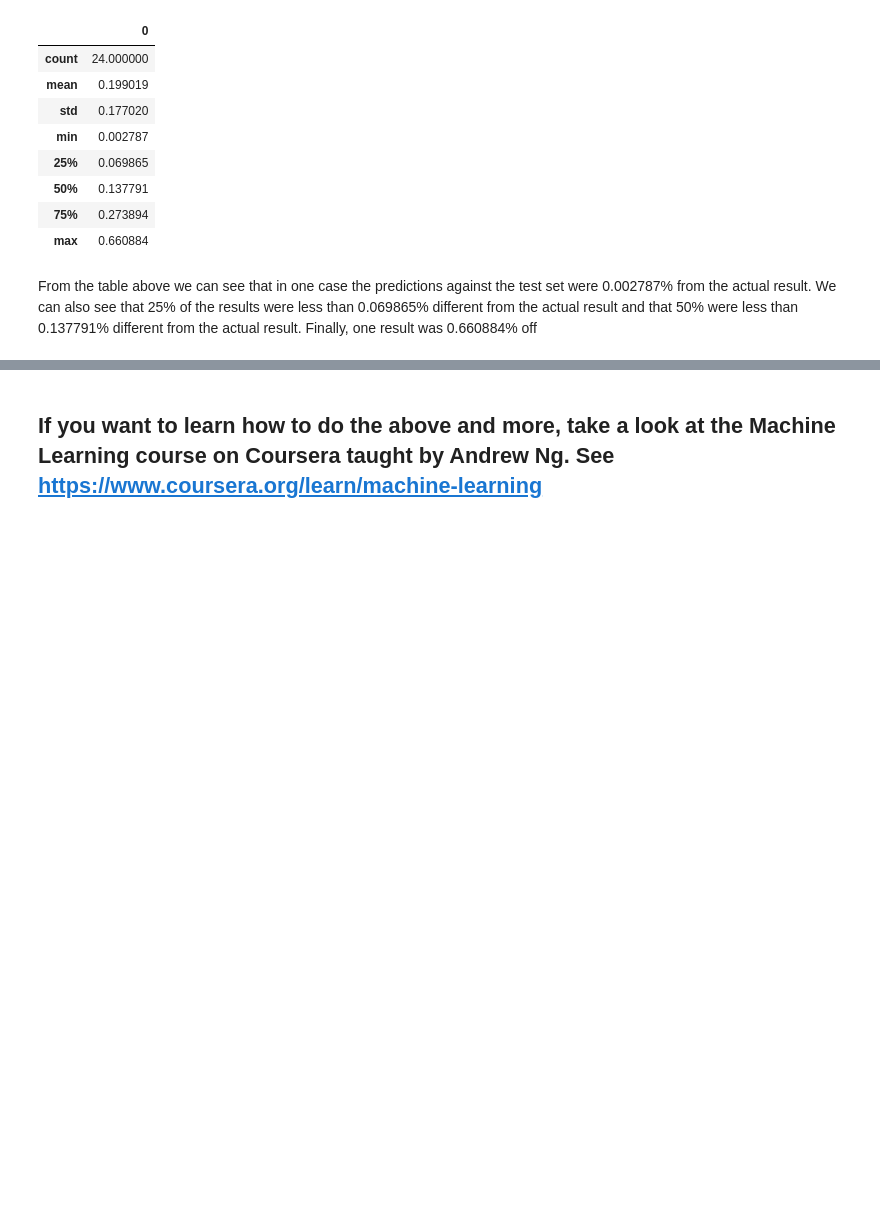
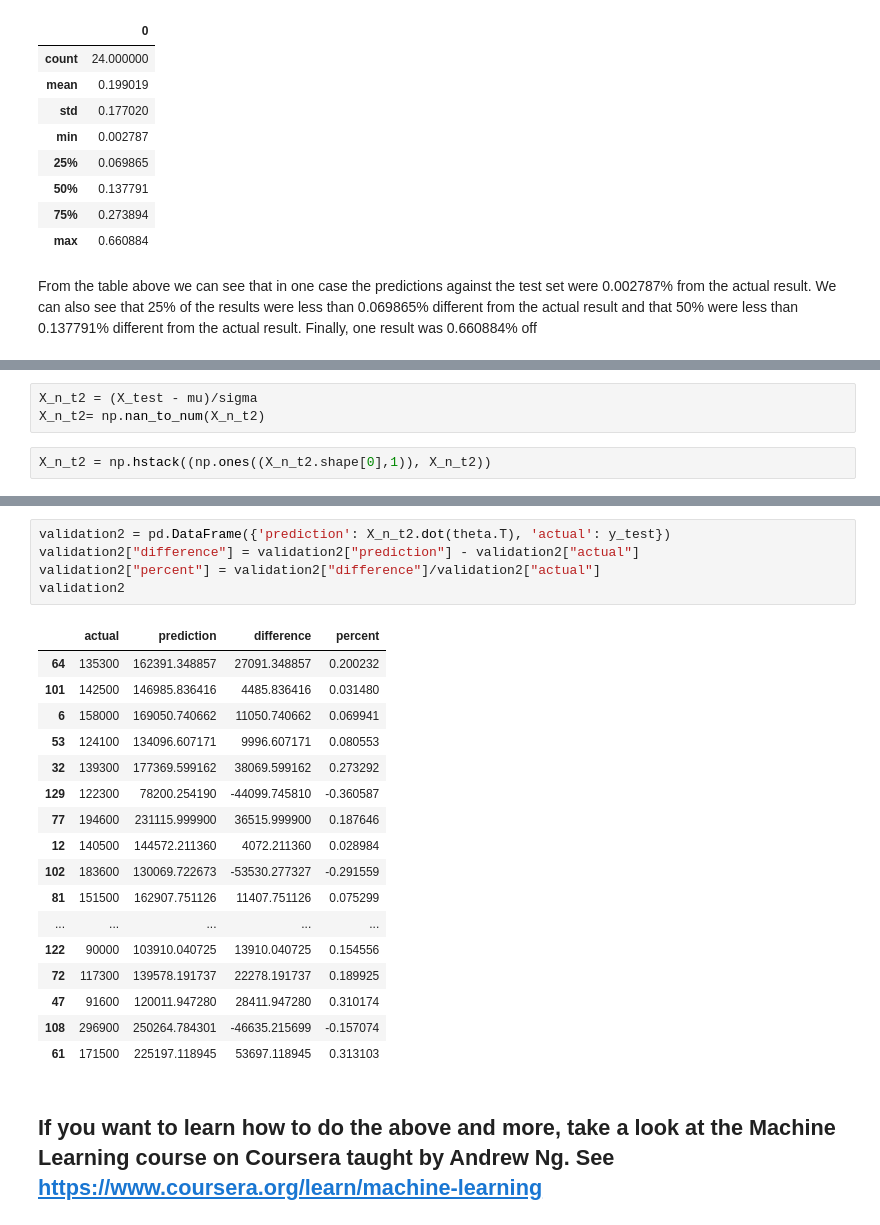
Before and after one commit to Hackthings/2016census-hackathon, a Jupyter notebook: data/census_tract_median_price_linear_regression.ipynb, the cells around one changed output, grey strips where cells are left out. Drawn from its saved outputs; the diff is of its cells as text; blank space fills up the shorter version.

Commit message:
correctly normalized test features

```diff
--- a/data/census_tract_median_price_linear_regression.ipynb
+++ b/data/census_tract_median_price_linear_regression.ipynb
@@ -457,0 +463,5 @@ validation
+# %%
+X_n_t2 = (X_test - mu)/sigma
+X_n_t2= np.nan_to_num(X_n_t2)
+# %%
+X_n_t2 = np.hstack((np.ones((X_n_t2.shape[0],1)), X_n_t2))
@@ -458,2 +480,25 @@ validation
+# %%
+validation2 = pd.DataFrame({'prediction': X_n_t2.dot(theta.T), 'actual': y_test})
+validation2["difference"] = validation2["prediction"] - validation2["actual"]
+validation2["percent"] = validation2["difference"]/validation2["actual"]
+validation2
+# %% [output]
+|  | actual | prediction | difference | percent |
+| 64 | 135300 | 162391.348857 | 27091.348857 | 0.200232 |
+| 101 | 142500 | 146985.836416 | 4485.836416 | 0.031480 |
+| 6 | 158000 | 169050.740662 | 11050.740662 | 0.069941 |
+| 53 | 124100 | 134096.607171 | 9996.607171 | 0.080553 |
+| 32 | 139300 | 177369.599162 | 38069.599162 | 0.273292 |
+| 129 | 122300 | 78200.254190 | -44099.745810 | -0.360587 |
+| 77 | 194600 | 231115.999900 | 36515.999900 | 0.187646 |
+| 12 | 140500 | 144572.211360 | 4072.211360 | 0.028984 |
+| 102 | 183600 | 130069.722673 | -53530.277327 | -0.291559 |
+| 81 | 151500 | 162907.751126 | 11407.751126 | 0.075299 |
+| ... | ... | ... | ... | ... |
+| 122 | 90000 | 103910.040725 | 13910.040725 | 0.154556 |
+| 72 | 117300 | 139578.191737 | 22278.191737 | 0.189925 |
+| 47 | 91600 | 120011.947280 | 28411.947280 | 0.310174 |
+| 108 | 296900 | 250264.784301 | -46635.215699 | -0.157074 |
+| 61 | 171500 | 225197.118945 | 53697.118945 | 0.313103 |
 # %% [markdown]
 ## If you want to learn how to do the above and more, take a look at the Machine Learning course on Coursera taught by Andrew Ng. See [https://www.coursera.org/learn/machine-learning](https://www.coursera.org/learn/machine-learning)
```
Also changed, not shown: parts of 4 cells of this notebook.
